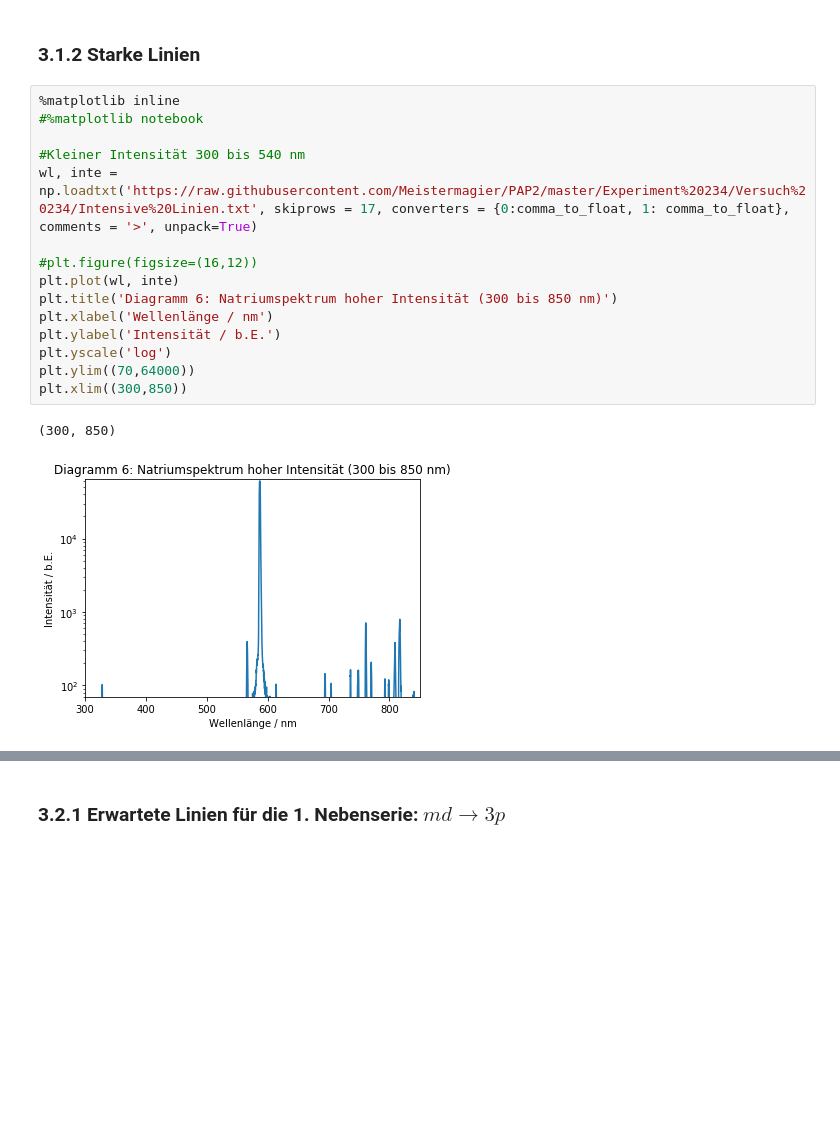
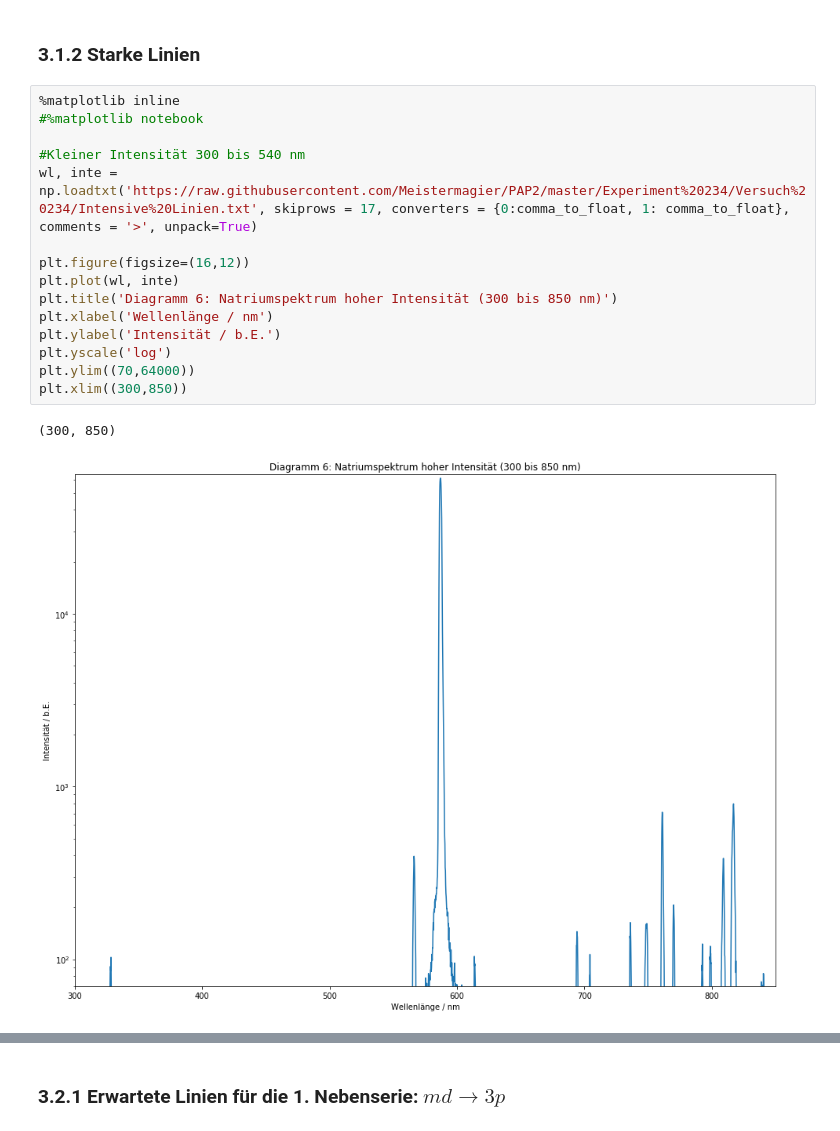
Before and after one commit to Meistermagier/PAP2, a Jupyter notebook: Experiment 234/Experiment_234.ipynb, the cells around one changed output, grey strips where cells are left out. Saved outputs shown, nothing was run; the diff lists cells and outputs as text; blank space fills up the shorter version.

```diff
--- a/Experiment 234/Experiment_234.ipynb
+++ b/Experiment 234/Experiment_234.ipynb
@@ -213,21 +218,21 @@ Aus dem Diagramm 5 liest man die folgenden Werten für die Wellenlängen der beo
 # %%
 %matplotlib inline
 #%matplotlib notebook
 
 #Kleiner Intensität 300 bis 540 nm
 wl, inte = np.loadtxt('https://raw.githubusercontent.com/Meistermagier/PAP2/master/Experiment%20234/Versuch%20234/Intensive%20Linien.txt', skiprows = 17, converters = {0:comma_to_float, 1: comma_to_float}, comments = '>', unpack=True)
 
-#plt.figure(figsize=(16,12))
+plt.figure(figsize=(16,12))
 plt.plot(wl, inte)
 plt.title('Diagramm 6: Natriumspektrum hoher Intensität (300 bis 850 nm)')
 plt.xlabel('Wellenlänge / nm')
 plt.ylabel('Intensität / b.E.')
 plt.yscale('log')
 plt.ylim((70,64000))
 plt.xlim((300,850))
 # %% [output]
 (300, 850)
-[figure, old version]
+[figure, new version]
 # %% [markdown]
 Es werden zunächst wie beim schwachen Linien mit dem Cursor die Wellenlängen der intensiven Linien bestimmt und in das Diagramm aufgetragen. Die Fehler der Wellenlängen wurden auch aus der Halbwertsbreite der jeweiligen Linien abgeschätzt.
 
```
Also changed, not shown: parts of 18 cells of this notebook.
